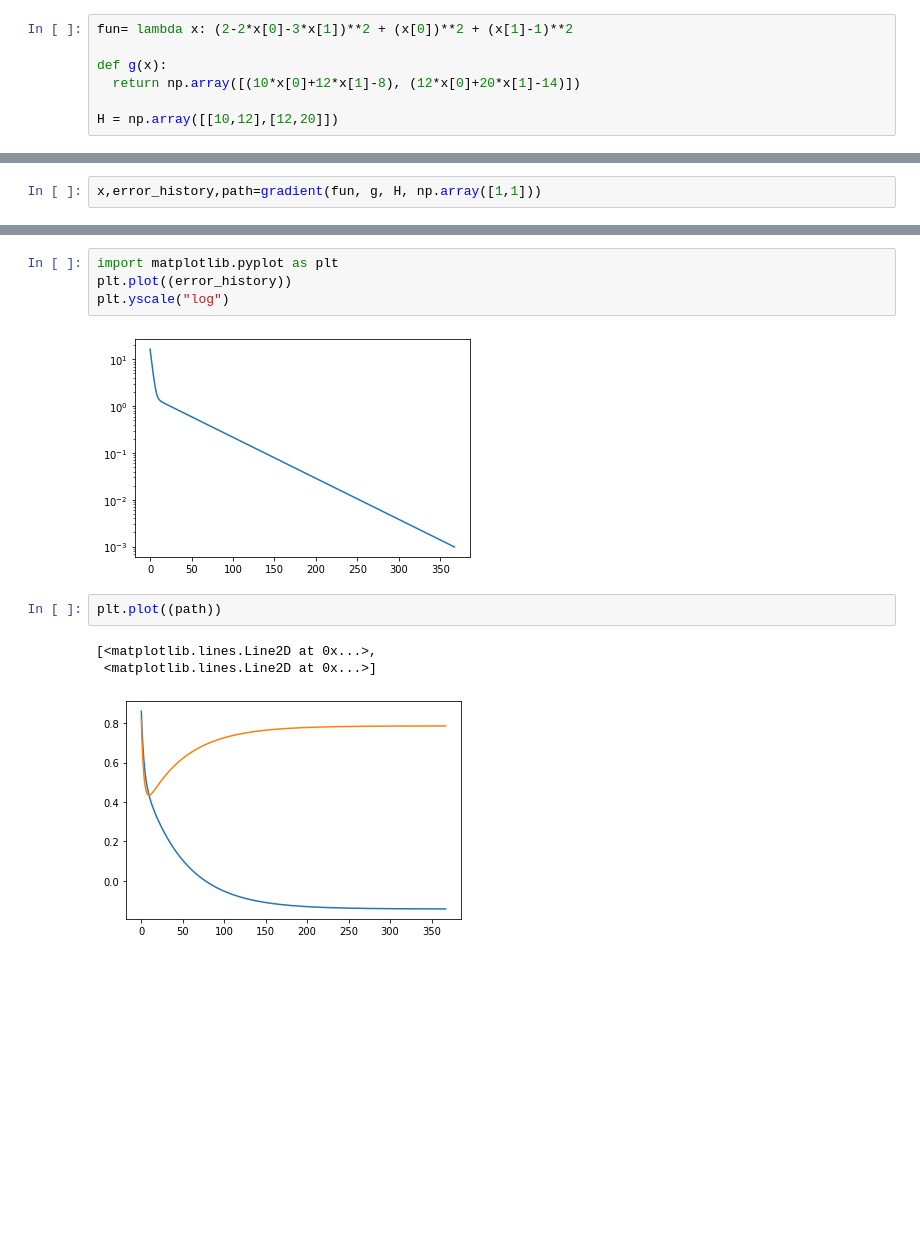
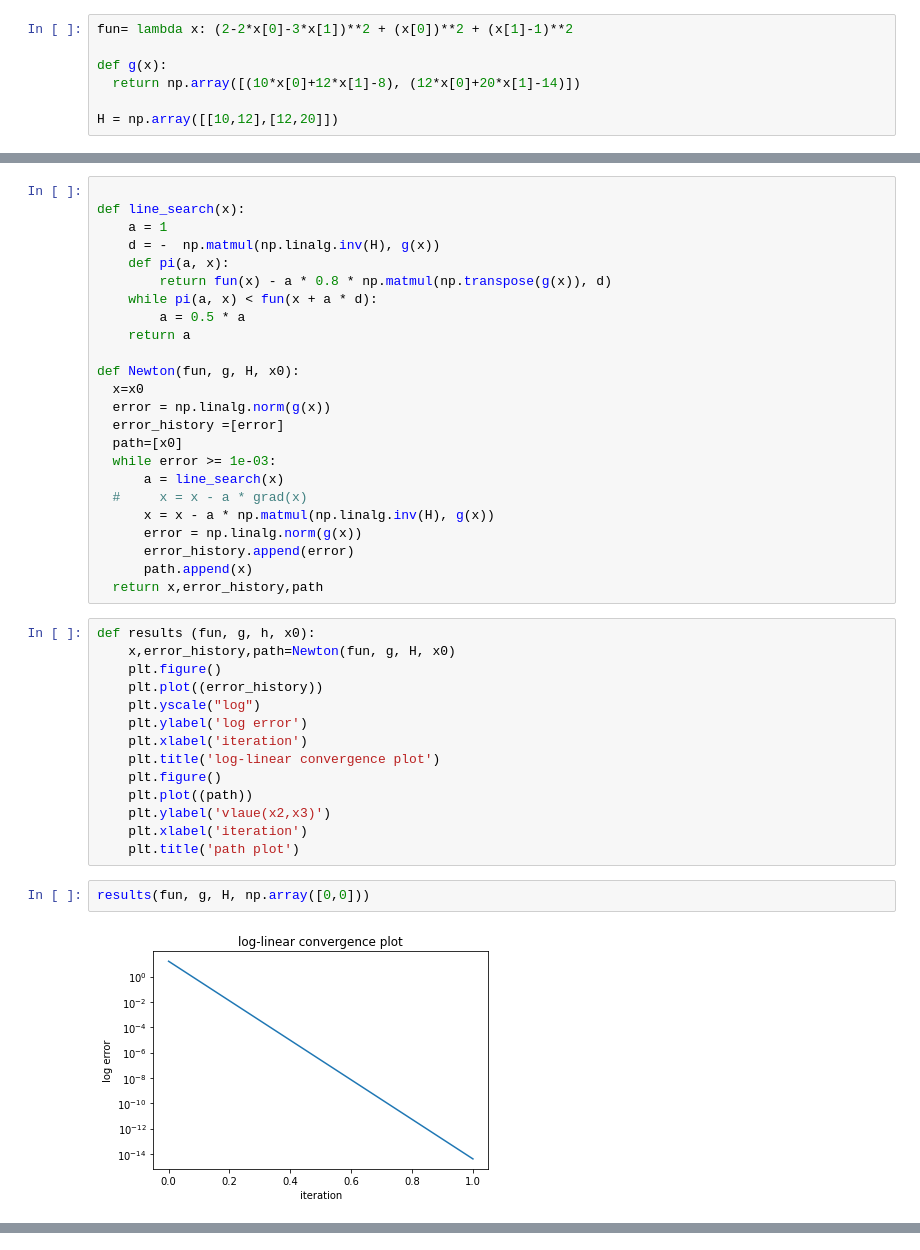
Before and after one commit to siddahant/DESOPT, a Jupyter notebook: converges.ipynb, the cells around one changed output, grey strips where cells are left out. Saved outputs shown, nothing was run; the diff lists cells and outputs as text; blank space fills up the shorter version.

```diff
--- a/converges.ipynb
+++ b/converges.ipynb
@@ -40,2 +60,42 @@ def gradient(fun, g, H, x0):
+# %%
+
+def line_search(x):
+    a = 1
+    d = -  np.matmul(np.linalg.inv(H), g(x))
+    def pi(a, x):
+        return fun(x) - a * 0.8 * np.matmul(np.transpose(g(x)), d)
+    while pi(a, x) < fun(x + a * d):
+        a = 0.5 * a
+    return a
+
+def Newton(fun, g, H, x0):
+  x=x0
+  error = np.linalg.norm(g(x))
+  error_history =[error]
+  path=[x0]
+  while error >= 1e-03:
+      a = line_search(x)
+  #     x = x - a * grad(x)
+      x = x - a * np.matmul(np.linalg.inv(H), g(x))
+      error = np.linalg.norm(g(x))
+      error_history.append(error)
+      path.append(x)
+  return x,error_history,path
+# %%
+def results (fun, g, h, x0):
+    x,error_history,path=Newton(fun, g, H, x0)
+    plt.figure()
+    plt.plot((error_history))
+    plt.yscale("log")
+    plt.ylabel('log error')
+    plt.xlabel('iteration')
+    plt.title('log-linear convergence plot')
+    plt.figure()
+    plt.plot((path))
+    plt.ylabel('vlaue(x2,x3)')
+    plt.xlabel('iteration')
+    plt.title('path plot')
 # %%
-x,error_history,path=gradient(fun, g, H, np.array([1,1]))
+results(fun, g, H, np.array([0,0]))
+# %% [output]
+[figure, added]
@@ -42,12 +102,0 @@ x,error_history,path=gradient(fun, g, H, np.array([1,1]))
-# %%
-import matplotlib.pyplot as plt
-plt.plot((error_history))
-plt.yscale("log")
-# %% [output]
-[figure, removed]
-# %%
-plt.plot((path))
-# %% [output]
-[<matplotlib.lines.Line2D at 0x...>,
- <matplotlib.lines.Line2D at 0x...>]
-[figure, removed]
```
Also changed, not shown: parts of 7 cells of this notebook.
